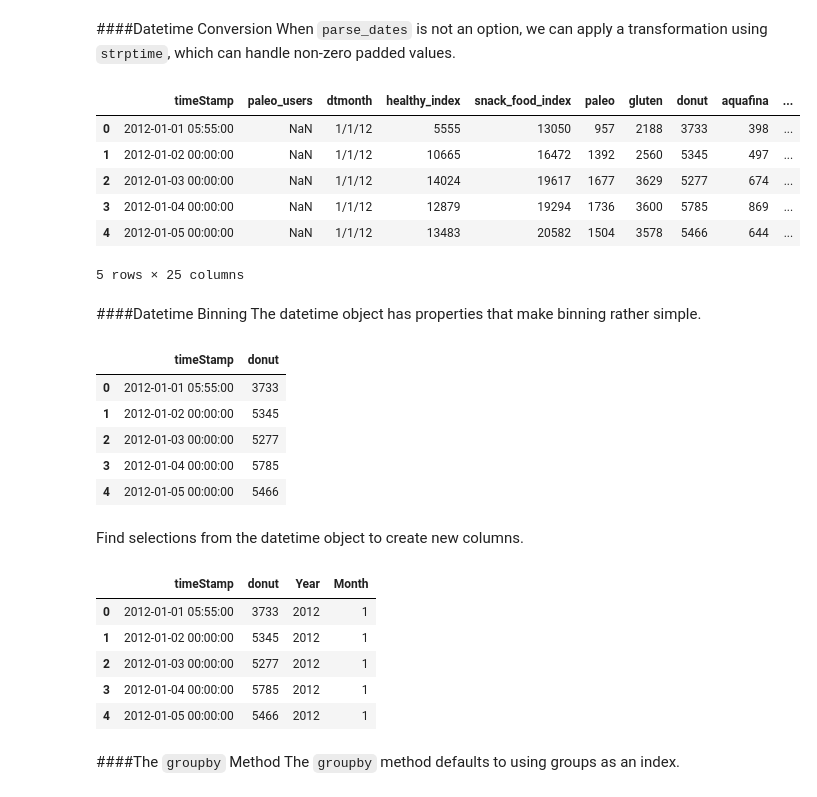
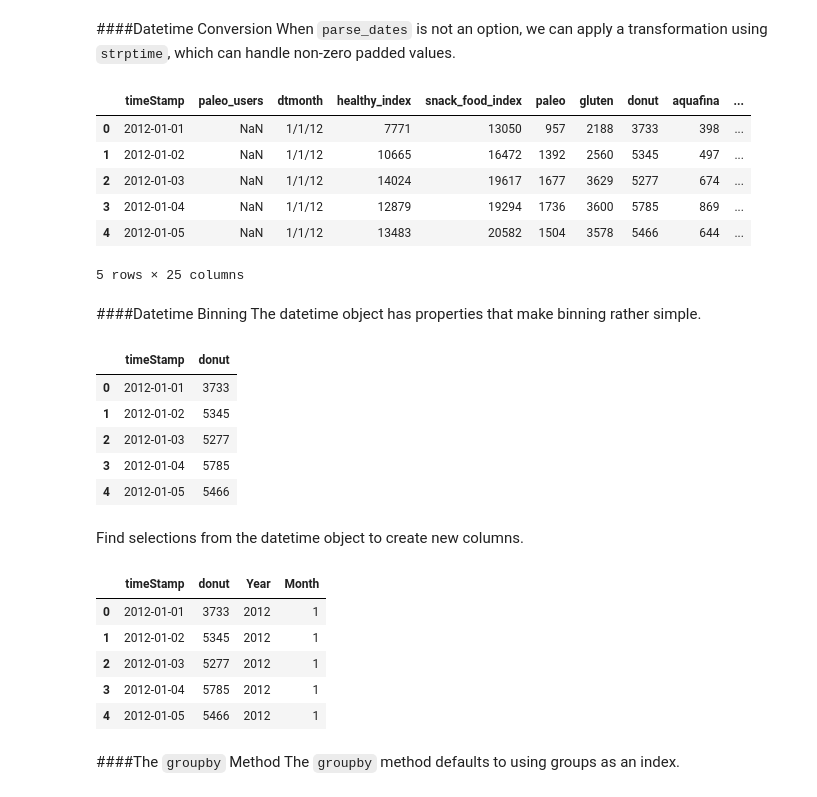
Before and after one commit to blehman/PyMNtos_ipynbD3_workshop, a Jupyter notebook: d3_notebook_example/notebooks/example.ipynb, the cells around one changed output. Drawn from its saved outputs; the diff is of its cells as text; code cells hidden in the pictures.

```diff
--- a/d3_notebook_example/notebooks/example.ipynb
+++ b/d3_notebook_example/notebooks/example.ipynb
@@ -105,18 +102,26 @@ cp_data.head()
 ####Datetime Conversion
 When `parse_dates` is not an option, we can apply a transformation using `strptime`, which can handle non-zero padded values.
 # %%
+sampleData = pd.io.parsers.read_csv(
+    "../data/sampleData.csv",
+    header=0
+    #names=['timeStamp1','ts','counts']
+    #,parse_dates=[0]
+    )
+sampleData = sampleData.dropna(subset=['timeStamp'])
+
 sampleData.timeStamp = pd.to_datetime(
     sampleData['timeStamp'].apply(lambda x:
         datetime.strptime(x,"%m/%d/%y %H:%M")),format = "%m/%d/%y %H:%M")
 
 sampleData.head()
 # %% [output]
 |  | timeStamp | paleo_users | dtmonth | healthy_index | snack_food_index | paleo | gluten | donut | aquafina | ... |
-| 0 | 2012-01-01 05:55:00 | NaN | 1/1/12 | 5555 | 13050 | 957 | 2188 | 3733 | 398 | ... |
-| 1 | 2012-01-02 00:00:00 | NaN | 1/1/12 | 10665 | 16472 | 1392 | 2560 | 5345 | 497 | ... |
-| 2 | 2012-01-03 00:00:00 | NaN | 1/1/12 | 14024 | 19617 | 1677 | 3629 | 5277 | 674 | ... |
-| 3 | 2012-01-04 00:00:00 | NaN | 1/1/12 | 12879 | 19294 | 1736 | 3600 | 5785 | 869 | ... |
-| 4 | 2012-01-05 00:00:00 | NaN | 1/1/12 | 13483 | 20582 | 1504 | 3578 | 5466 | 644 | ... |
+| 0 | 2012-01-01 | NaN | 1/1/12 | 7771 | 13050 | 957 | 2188 | 3733 | 398 | ... |
+| 1 | 2012-01-02 | NaN | 1/1/12 | 10665 | 16472 | 1392 | 2560 | 5345 | 497 | ... |
+| 2 | 2012-01-03 | NaN | 1/1/12 | 14024 | 19617 | 1677 | 3629 | 5277 | 674 | ... |
+| 3 | 2012-01-04 | NaN | 1/1/12 | 12879 | 19294 | 1736 | 3600 | 5785 | 869 | ... |
+| 4 | 2012-01-05 | NaN | 1/1/12 | 13483 | 20582 | 1504 | 3578 | 5466 | 644 | ... |
 5 rows × 25 columns
 # %% [markdown]
 ####Datetime Binning
@@ -126,11 +131,11 @@ donut = sampleData.ix[:,("timeStamp","donut")]
 display(donut.head())
 # %% [output]
 |  | timeStamp | donut |
-| 0 | 2012-01-01 05:55:00 | 3733 |
-| 1 | 2012-01-02 00:00:00 | 5345 |
-| 2 | 2012-01-03 00:00:00 | 5277 |
-| 3 | 2012-01-04 00:00:00 | 5785 |
-| 4 | 2012-01-05 00:00:00 | 5466 |
+| 0 | 2012-01-01 | 3733 |
+| 1 | 2012-01-02 | 5345 |
+| 2 | 2012-01-03 | 5277 |
+| 3 | 2012-01-04 | 5785 |
+| 4 | 2012-01-05 | 5466 |
 # %% [markdown]
 Find selections from the datetime object to create new columns.
 # %%
@@ -140,11 +145,11 @@ display(donut.head())
 #display(sampleData.timeStamp.max())
 # %% [output]
 |  | timeStamp | donut | Year | Month |
-| 0 | 2012-01-01 05:55:00 | 3733 | 2012 | 1 |
-| 1 | 2012-01-02 00:00:00 | 5345 | 2012 | 1 |
-| 2 | 2012-01-03 00:00:00 | 5277 | 2012 | 1 |
-| 3 | 2012-01-04 00:00:00 | 5785 | 2012 | 1 |
-| 4 | 2012-01-05 00:00:00 | 5466 | 2012 | 1 |
+| 0 | 2012-01-01 | 3733 | 2012 | 1 |
+| 1 | 2012-01-02 | 5345 | 2012 | 1 |
+| 2 | 2012-01-03 | 5277 | 2012 | 1 |
+| 3 | 2012-01-04 | 5785 | 2012 | 1 |
+| 4 | 2012-01-05 | 5466 | 2012 | 1 |
 # %% [markdown]
 ####The `groupby` Method
 The `groupby` method defaults to using groups as an index.
```
Also changed, not shown: parts of 16 cells of this notebook, 14 other files.
